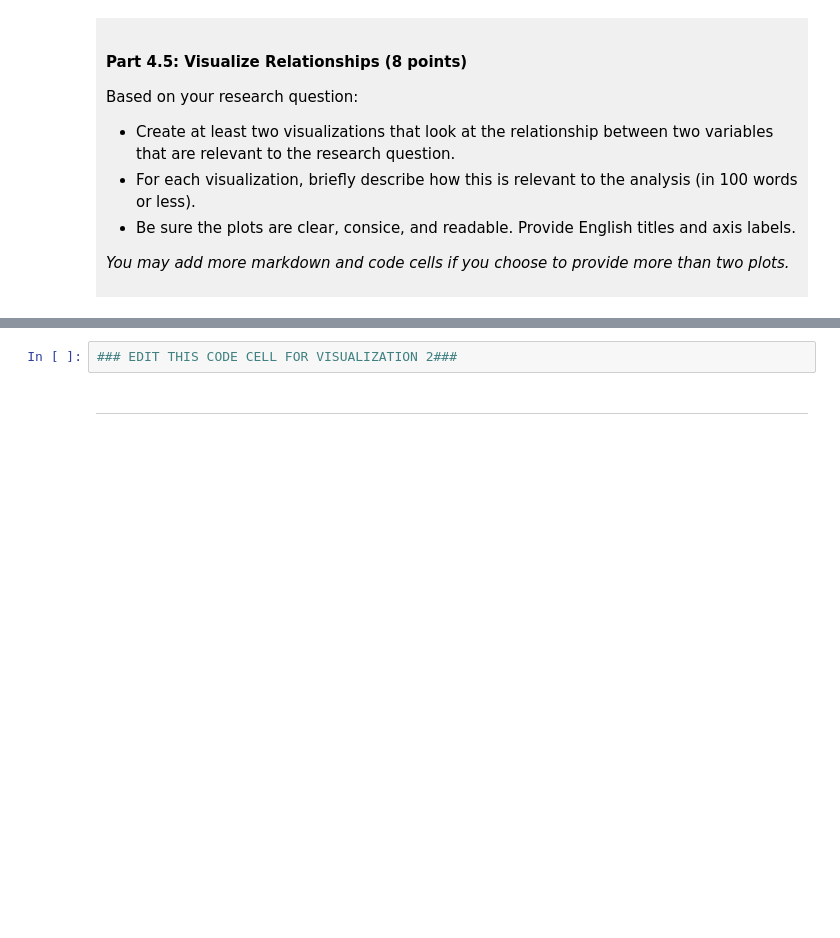
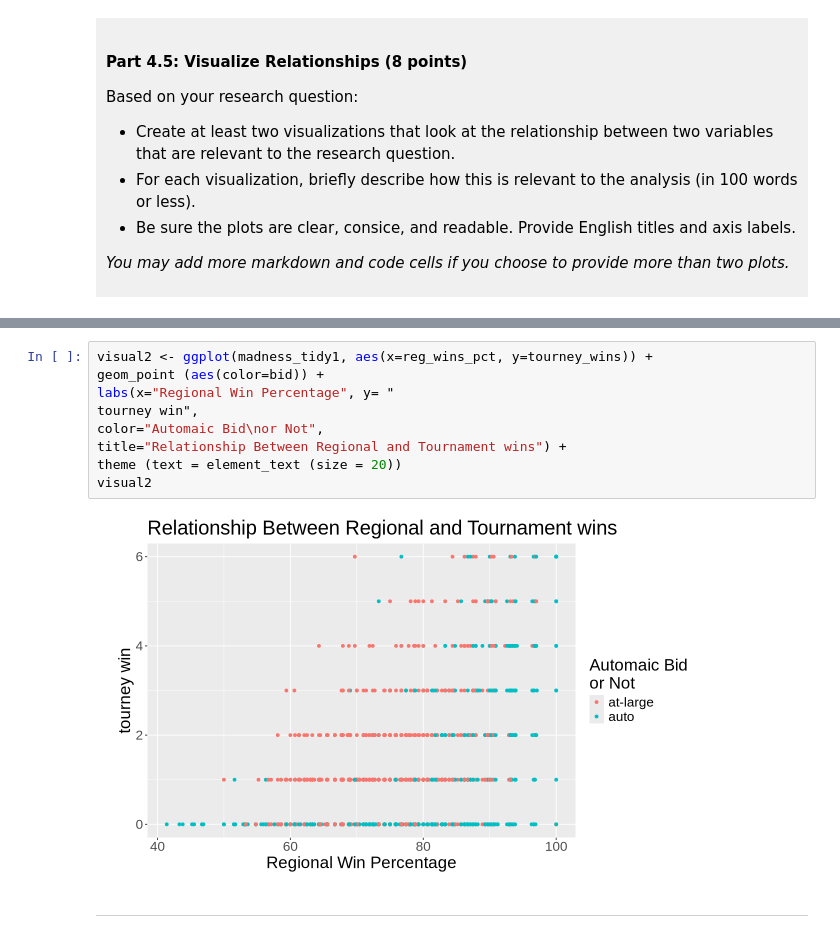
Before and after one commit to bjiang00/dsci-100-project-Bin-Jiang, a Jupyter notebook: dsci-100-project-notebook.ipynb, the cells around one changed output, grey strips where cells are left out. Cells and saved outputs as stored; diff of their text form; blank space fills up the shorter version.

```diff
--- a/dsci-100-project-notebook.ipynb
+++ b/dsci-100-project-notebook.ipynb
@@ -281,5 +433,14 @@ Visualization 2: %%% EDIT THIS MARKDOWN CELL%%%
 # %%
-### EDIT THIS CODE CELL FOR VISUALIZATION 2###
+visual2 <- ggplot(madness_tidy1, aes(x=reg_wins_pct, y=tourney_wins)) +
+geom_point (aes(color=bid)) +
+labs(x="Regional Win Percentage", y= "
+tourney win",
+color="Automaic Bid\nor Not",
+title="Relationship Between Regional and Tournament wins") +
+theme (text = element_text (size = 20))
+visual2
+# %% [output]
+[figure, added]
 # %% [markdown]
 ------
 # %% [markdown]
```
Also changed, not shown: parts of 17 cells of this notebook.
